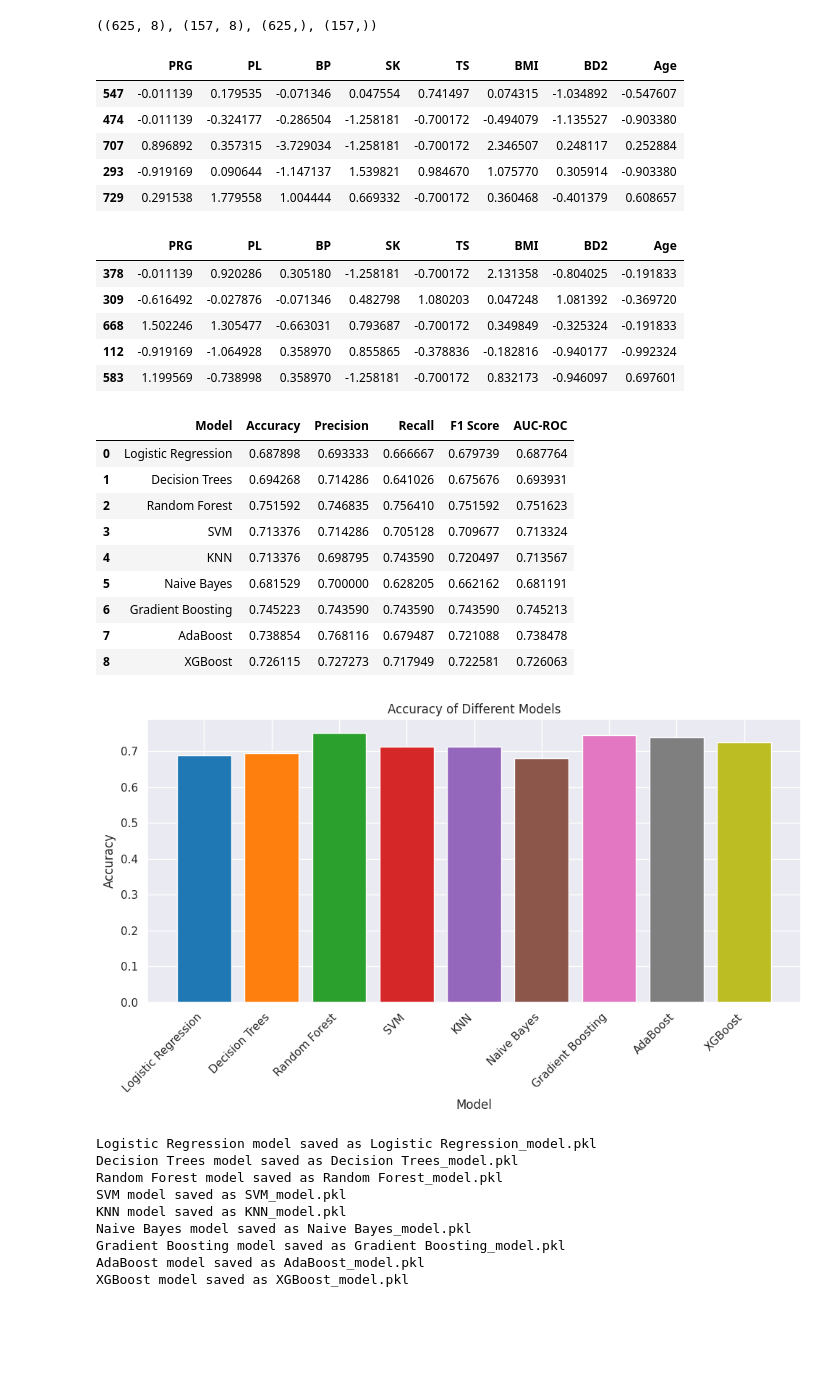
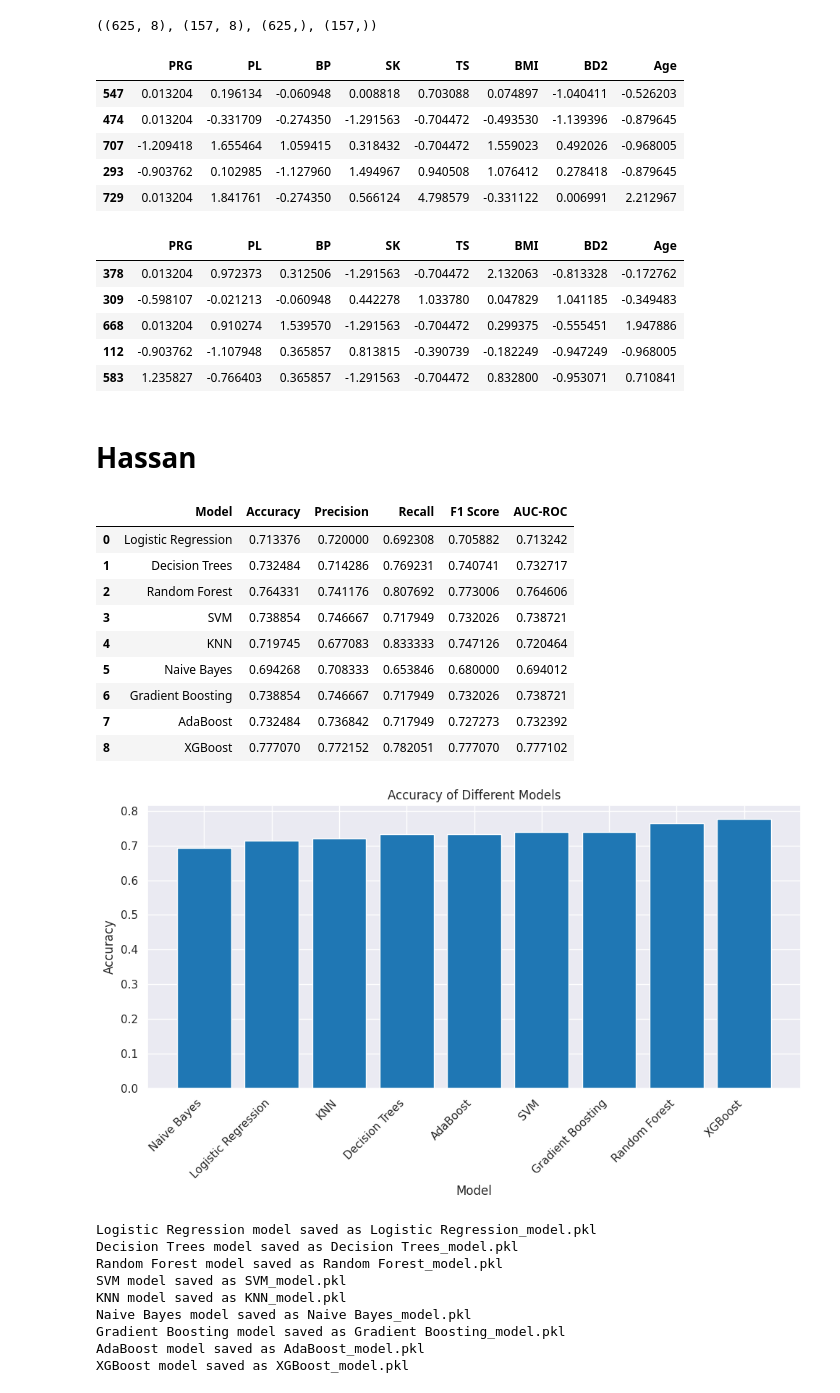
Before and after one commit to mohamedhassan218/sepsis-classification, a Jupyter notebook: sepsis_classification.ipynb, the cells around one changed output. Drawn from its saved outputs; the diff is of its cells as text; code cells hidden in the pictures; blank space fills up the shorter version.

```diff
--- a/sepsis_classification.ipynb
+++ b/sepsis_classification.ipynb
@@ -40,7 +47,7 @@ from sklearn.metrics import accuracy_score, precision_score, recall_score, f1_sc
 import pickle
 # %%
 # Load the train dataset.
-train_df = pd.read_csv("")
+train_df = pd.read_csv("/content/drive/MyDrive/Notebooks/ML Projects/Paitients_Files_Train.csv")
 train_df.head()
 # %% [output]
 |  | ID | PRG | PL | PR | SK | TS | M11 | BD2 | Age | Insurance | Sepssis |
@@ -386,21 +390,23 @@ X_eval_scaled = scaler.transform(X_eval)
 X_train_scaled.head()
 # %% [output]
 |  | PRG | PL | BP | SK | TS | BMI | BD2 | Age |
-| 547 | -0.011139 | 0.179535 | -0.071346 | 0.047554 | 0.741497 | 0.074315 | -1.034892 | -0.547607 |
-| 474 | -0.011139 | -0.324177 | -0.286504 | -1.258181 | -0.700172 | -0.494079 | -1.135527 | -0.903380 |
-| 707 | 0.896892 | 0.357315 | -3.729034 | -1.258181 | -0.700172 | 2.346507 | 0.248117 | 0.252884 |
-| 293 | -0.919169 | 0.090644 | -1.147137 | 1.539821 | 0.984670 | 1.075770 | 0.305914 | -0.903380 |
-| 729 | 0.291538 | 1.779558 | 1.004444 | 0.669332 | -0.700172 | 0.360468 | -0.401379 | 0.608657 |
+| 547 | 0.013204 | 0.196134 | -0.060948 | 0.008818 | 0.703088 | 0.074897 | -1.040411 | -0.526203 |
+| 474 | 0.013204 | -0.331709 | -0.274350 | -1.291563 | -0.704472 | -0.493530 | -1.139396 | -0.879645 |
+| 707 | -1.209418 | 1.655464 | 1.059415 | 0.318432 | -0.704472 | 1.559023 | 0.492026 | -0.968005 |
+| 293 | -0.903762 | 0.102985 | -1.127960 | 1.494967 | 0.940508 | 1.076412 | 0.278418 | -0.879645 |
+| 729 | 0.013204 | 1.841761 | -0.274350 | 0.566124 | 4.798579 | -0.331122 | 0.006991 | 2.212967 |
 # %%
 # Check the scaled evaluation on the predictor set.
 X_eval_scaled.head()
 # %% [output]
 |  | PRG | PL | BP | SK | TS | BMI | BD2 | Age |
-| 378 | -0.011139 | 0.920286 | 0.305180 | -1.258181 | -0.700172 | 2.131358 | -0.804025 | -0.191833 |
-| 309 | -0.616492 | -0.027876 | -0.071346 | 0.482798 | 1.080203 | 0.047248 | 1.081392 | -0.369720 |
-| 668 | 1.502246 | 1.305477 | -0.663031 | 0.793687 | -0.700172 | 0.349849 | -0.325324 | -0.191833 |
-| 112 | -0.919169 | -1.064928 | 0.358970 | 0.855865 | -0.378836 | -0.182816 | -0.940177 | -0.992324 |
-| 583 | 1.199569 | -0.738998 | 0.358970 | -1.258181 | -0.700172 | 0.832173 | -0.946097 | 0.697601 |
+| 378 | 0.013204 | 0.972373 | 0.312506 | -1.291563 | -0.704472 | 2.132063 | -0.813328 | -0.172762 |
+| 309 | -0.598107 | -0.021213 | -0.060948 | 0.442278 | 1.033780 | 0.047829 | 1.041185 | -0.349483 |
+| 668 | 0.013204 | 0.910274 | 1.539570 | -1.291563 | -0.704472 | 0.299375 | -0.555451 | 1.947886 |
+| 112 | -0.903762 | -1.107948 | 0.365857 | 0.813815 | -0.390739 | -0.182249 | -0.947249 | -0.968005 |
+| 583 | 1.235827 | -0.766403 | 0.365857 | -1.291563 | -0.704472 | 0.832800 | -0.953071 | 0.710841 |
+# %% [markdown]
+# Hassan
 # %%
 # Defining a list of models that will be evaluated.
 models = [
@@ -453,35 +459,42 @@ results_df = pd.DataFrame(results_list)
 results_df
 # %% [output]
 |  | Model | Accuracy | Precision | Recall | F1 Score | AUC-ROC |
-| 0 | Logistic Regression | 0.687898 | 0.693333 | 0.666667 | 0.679739 | 0.687764 |
-| 1 | Decision Trees | 0.694268 | 0.714286 | 0.641026 | 0.675676 | 0.693931 |
-| 2 | Random Forest | 0.751592 | 0.746835 | 0.756410 | 0.751592 | 0.751623 |
-| 3 | SVM | 0.713376 | 0.714286 | 0.705128 | 0.709677 | 0.713324 |
-| 4 | KNN | 0.713376 | 0.698795 | 0.743590 | 0.720497 | 0.713567 |
-| 5 | Naive Bayes | 0.681529 | 0.700000 | 0.628205 | 0.662162 | 0.681191 |
-| 6 | Gradient Boosting | 0.745223 | 0.743590 | 0.743590 | 0.743590 | 0.745213 |
-| 7 | AdaBoost | 0.738854 | 0.768116 | 0.679487 | 0.721088 | 0.738478 |
-| 8 | XGBoost | 0.726115 | 0.727273 | 0.717949 | 0.722581 | 0.726063 |
+| 0 | Logistic Regression | 0.713376 | 0.720000 | 0.692308 | 0.705882 | 0.713242 |
+| 1 | Decision Trees | 0.732484 | 0.714286 | 0.769231 | 0.740741 | 0.732717 |
+| 2 | Random Forest | 0.764331 | 0.741176 | 0.807692 | 0.773006 | 0.764606 |
+| 3 | SVM | 0.738854 | 0.746667 | 0.717949 | 0.732026 | 0.738721 |
+| 4 | KNN | 0.719745 | 0.677083 | 0.833333 | 0.747126 | 0.720464 |
+| 5 | Naive Bayes | 0.694268 | 0.708333 | 0.653846 | 0.680000 | 0.694012 |
+| 6 | Gradient Boosting | 0.738854 | 0.746667 | 0.717949 | 0.732026 | 0.738721 |
+| 7 | AdaBoost | 0.732484 | 0.736842 | 0.717949 | 0.727273 | 0.732392 |
+| 8 | XGBoost | 0.777070 | 0.772152 | 0.782051 | 0.777070 | 0.777102 |
 # %%
+# import matplotlib.pyplot as plt
+# import numpy as np
+
+# Assuming results_df is your DataFrame containing model names and accuracies
+# Sort the DataFrame by accuracy
+results_df = results_df.sort_values(by='Accuracy')
+
 plt.figure(figsize=(10, 6))
 
-# Define colors for each model
-colors = plt.cm.tab10(np.arange(len(results_df)))
+# Define a single color for all bars
+color = plt.cm.tab10(0)  # Choosing the first color from the 'tab10' colormap
 
 # Create a bar plot for accuracy
-plt.bar(results_df['Model'], results_df['Accuracy'], color=colors)
+plt.bar(results_df['Model'], results_df['Accuracy'], color=color)
 
 # Add labels and title
 plt.xlabel('Model')
 plt.ylabel('Accuracy')
 plt.title('Accuracy of Different Models')
 plt.xticks(rotation=45, ha='right')  # Rotate x-axis labels for better readability
 
 # Show plot
 plt.tight_layout()
 plt.show()
 # %% [output]
-[figure, old version]
+[figure, new version]
 # %%
 # Let's save our models!
 for name, model in models:
```
Also changed, not shown: parts of 12 cells of this notebook.
